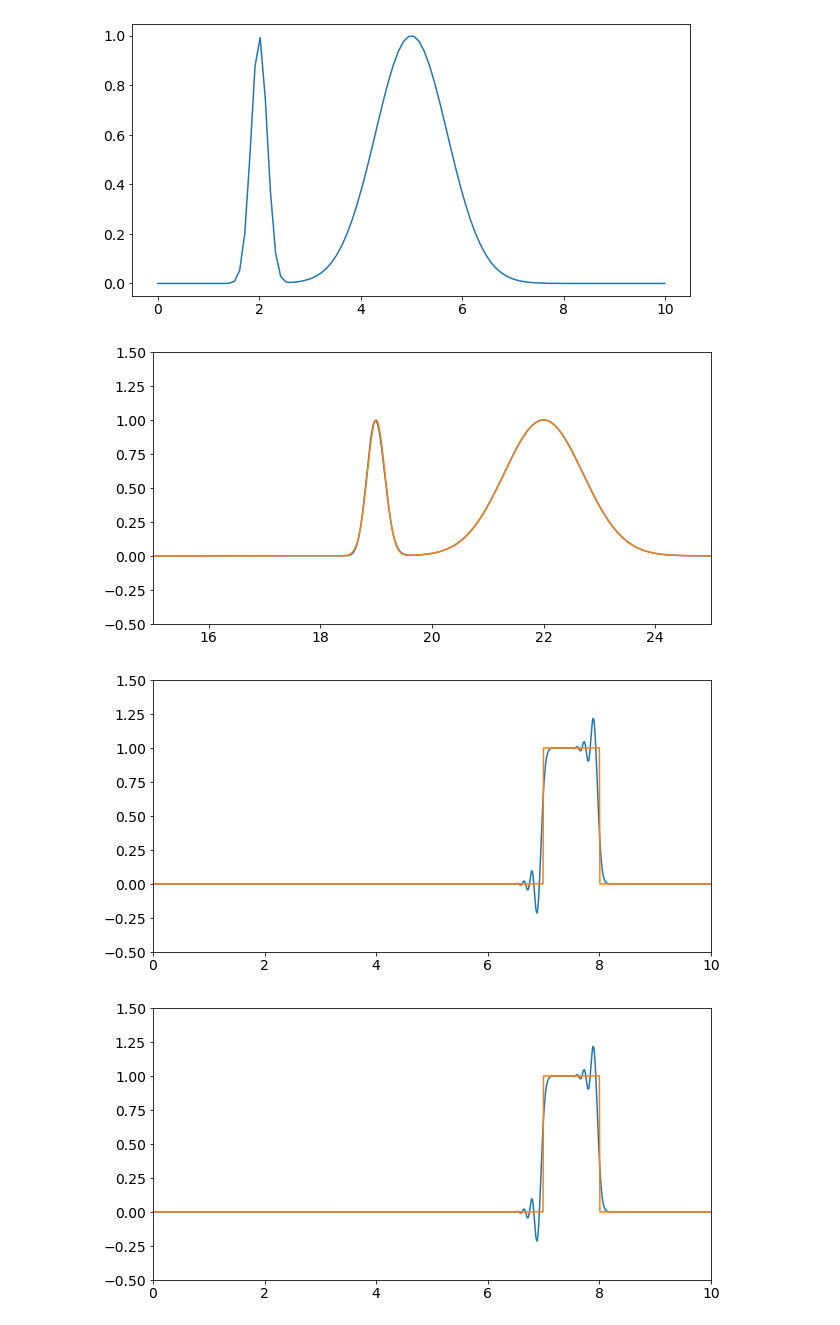
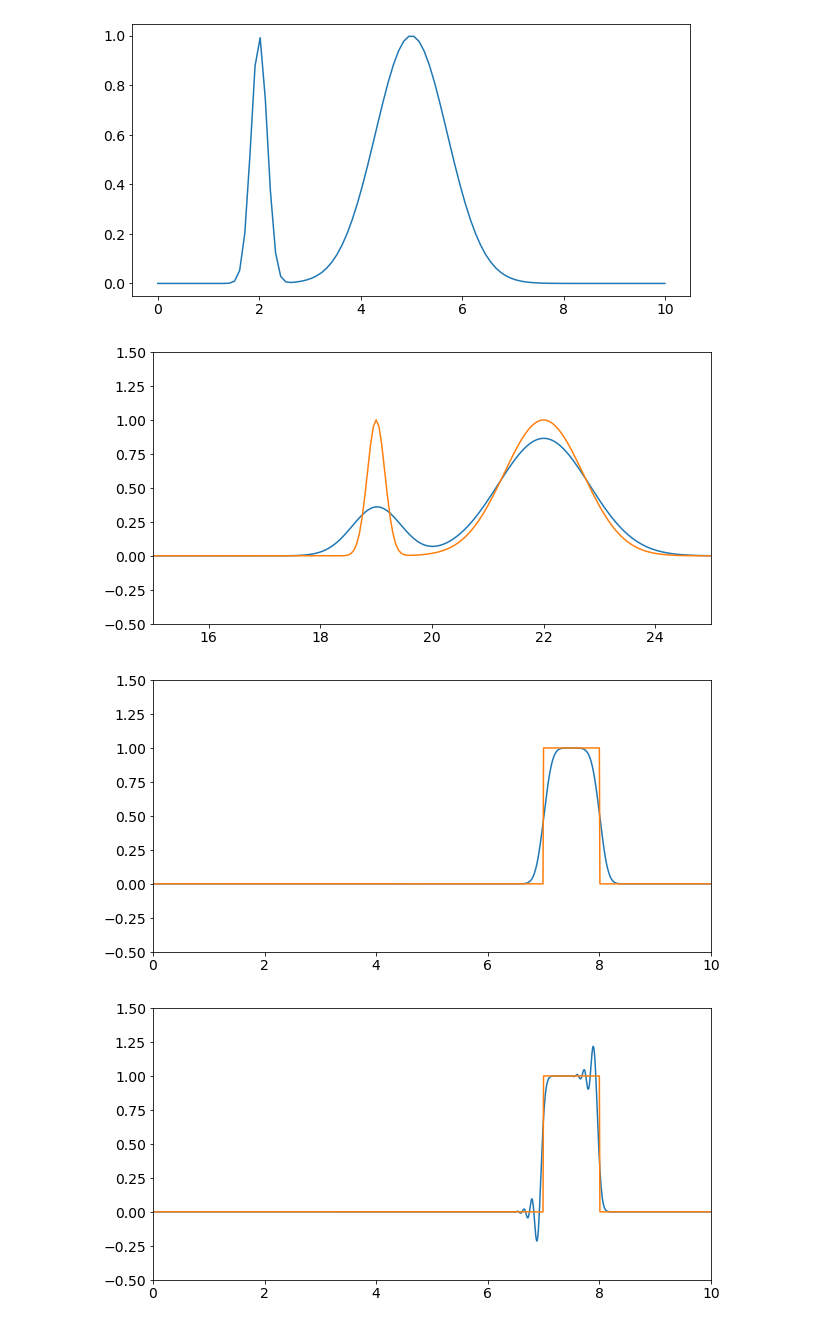
Before and after one commit to damaxwell/damaxwell.github.io, a Jupyter notebook: math615/python/LaxWendroff.ipynb, the cells around one changed output. Saved outputs shown, nothing was run; the diff lists cells and outputs as text; code cells hidden in the pictures.

```diff
--- a/math615/python/LaxWendroff.ipynb
+++ b/math615/python/LaxWendroff.ipynb
@@ -70,11 +70,11 @@ def bumps(h,solver):
     pp.xlim(15,25)
     pp.ylim(-0.5,1.5)
 # %%
-h=0.01
-#bumps(h,solver=upwind)
-bumps(h,solver=laxwendroff)
+h=0.05
+bumps(h,solver=upwind)
+#bumps(h,solver=laxwendroff)
 # %% [output]
-[figure, old version]
+[figure, new version]
 # %%
 def block(h,lam,solver):
     import numpy as np
@@ -93,10 +93,10 @@ def block(h,lam,solver):
     pp.xlim(0,10)
     pp.ylim(-0.5,1.5)
 # %%
-#block(h=0.01,lam=0.8,solver=upwind)
-block(h=0.01,lam=0.8,solver=laxwendroff)
+block(h=0.01,lam=0.8,solver=upwind)
+#block(h=0.01,lam=0.8,solver=laxwendroff)
 # %% [output]
-[figure, old version]
+[figure, new version]
 # %%
 block(h=0.01,lam=0.8,solver=laxwendroff)
 # %% [output]
```
Also changed, not shown: 2 other files.
